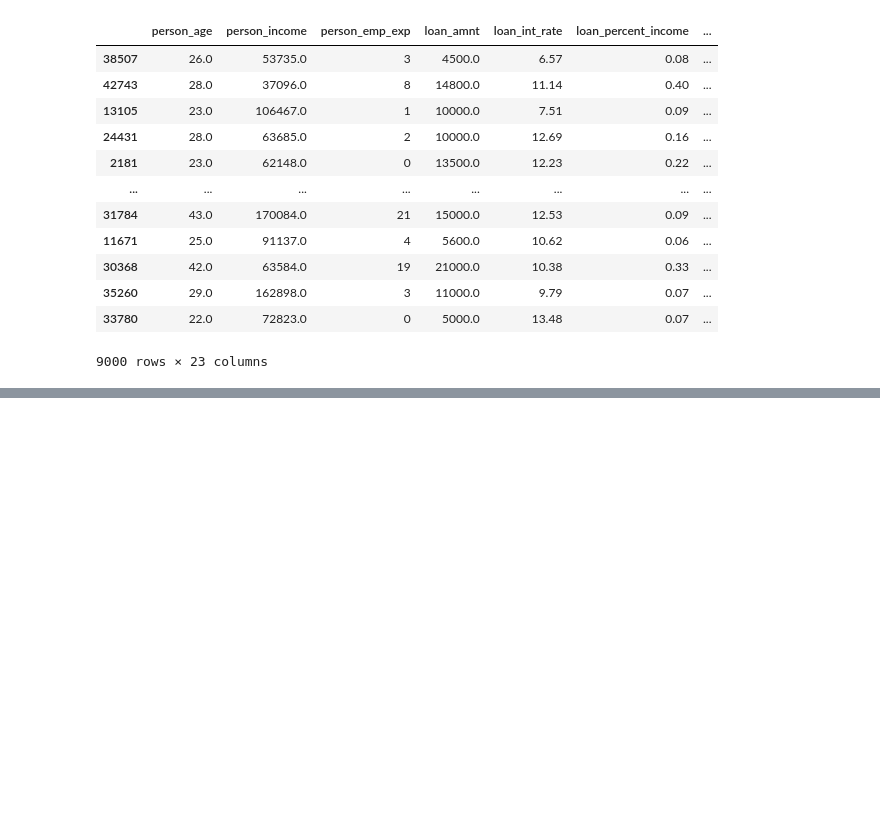
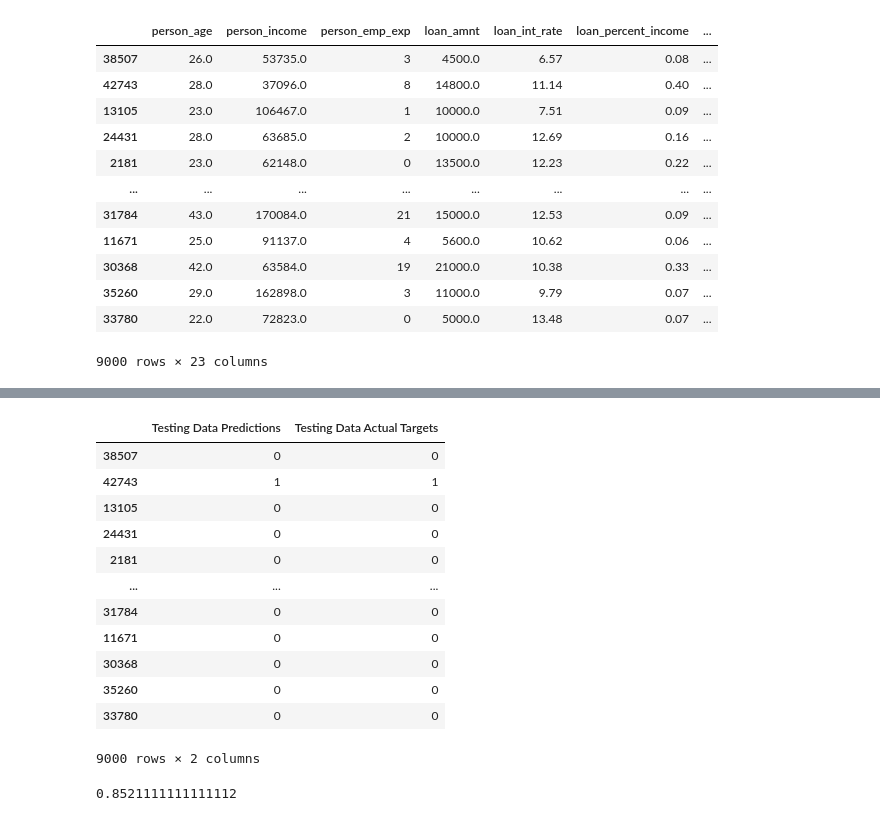
Before and after one commit to Pete1001/ML-Bank, a Jupyter notebook: mlbank_clean_data_with_link.ipynb, the cells around one changed output, grey strips where cells are left out. Saved outputs shown, nothing was run; the diff lists cells and outputs as text; code cells hidden in the pictures; blank space fills up the shorter version.

```diff
--- a/mlbank_clean_data_with_link.ipynb
+++ b/mlbank_clean_data_with_link.ipynb
@@ -197,0 +261,22 @@ X_test
+# %%
+testing_predictions = lr.predict(X_test)
+# %%
+results_df = pd.DataFrame({
+    "Testing Data Predictions": testing_predictions,
+    "Testing Data Actual Targets": y_test})
+# %%
+results_df
+# %% [output]
+|  | Testing Data Predictions | Testing Data Actual Targets |
+| 38507 | 0 | 0 |
+| 42743 | 1 | 1 |
+| 13105 | 0 | 0 |
+| 24431 | 0 | 0 |
+| 2181 | 0 | 0 |
+| ... | ... | ... |
+| 31784 | 0 | 0 |
+| 11671 | 0 | 0 |
+| 30368 | 0 | 0 |
+| 35260 | 0 | 0 |
+| 33780 | 0 | 0 |
+9000 rows × 2 columns
@@ -197,0 +285,4 @@ X_test
+# %%
+accuracy_score(y_test, testing_predictions)
+# %% [output]
+0.8521111111111112
```
Also changed, not shown: parts of 7 cells of this notebook, 1 other file.
